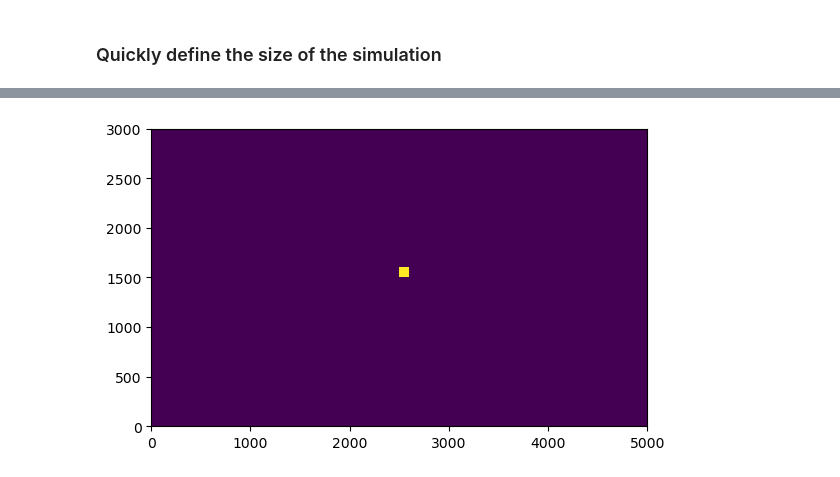
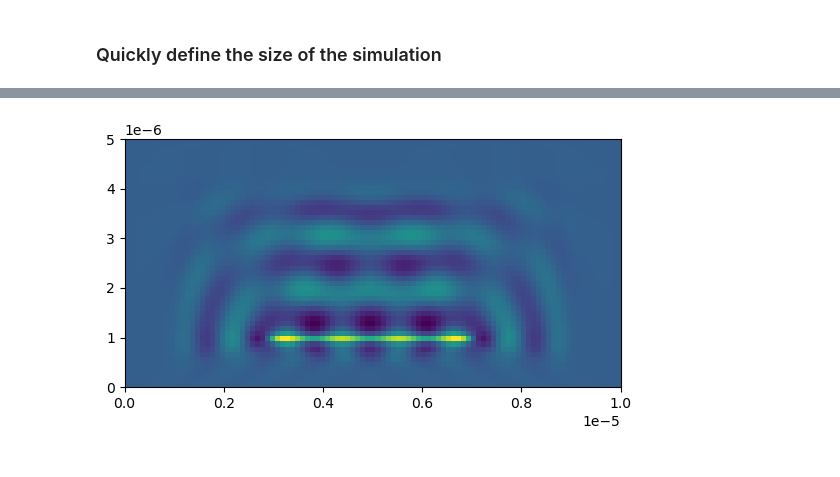
Before and after one commit to Dj1312/pepper, a Jupyter notebook: examples/planewave.ipynb, the cells around one changed output, grey strips where cells are left out. Cells and saved outputs as stored; diff of their text form; code cells hidden in the pictures.

```diff
--- a/examples/planewave.ipynb
+++ b/examples/planewave.ipynb
@@ -12,10 +10,10 @@ from pepper import SimulationFdfd_TE
 # %%
 um = 1e-6
 nm = 1e-9
-Lx = 10 * um / nm
-Ly = 5 * um / nm
+Lx = 10 * um
+Ly = 5 * um
 
-dL = 0.1 * um / nm
+dL = 100 * nm
 # %%
 Nx = int(Lx / dL)
 Ny = int(Ly / dL)
@@ -29,5 +27,9 @@ plt.show()
 # %%
-sim = SimulationFdfd_TE(eps, dL, [10, 10], wavelength=1550 * nm)
+sim = SimulationFdfd_TE(eps, dL, [20, 20], wavelength=1550 * nm)
 # %%
 src = np.zeros_like(eps)
-src[Nx // 2, Ny // 2] = 1.0
+src[Nx // 2 - 20:Nx // 2 + 20, Ny // 5] = 1.0
+
+extent = [0, Lx, 0, Ly]
+plt.imshow(src.T, origin='lower', extent=extent)
+plt.show()
@@ -34,6 +38,6 @@ src[Nx // 2, Ny // 2] = 1.0
 # %%
 Ez = sim.solve(src)
 # %%
-plt.imshow(np.abs(Ez).T, extent=extent, origin='lower');
+plt.imshow(np.real(Ez).T, extent=extent, origin='lower');
 # %% [output]
-[figure, old version]
+[figure, new version]
```
Also changed, not shown: parts of 3 cells of this notebook, 3 other files.
